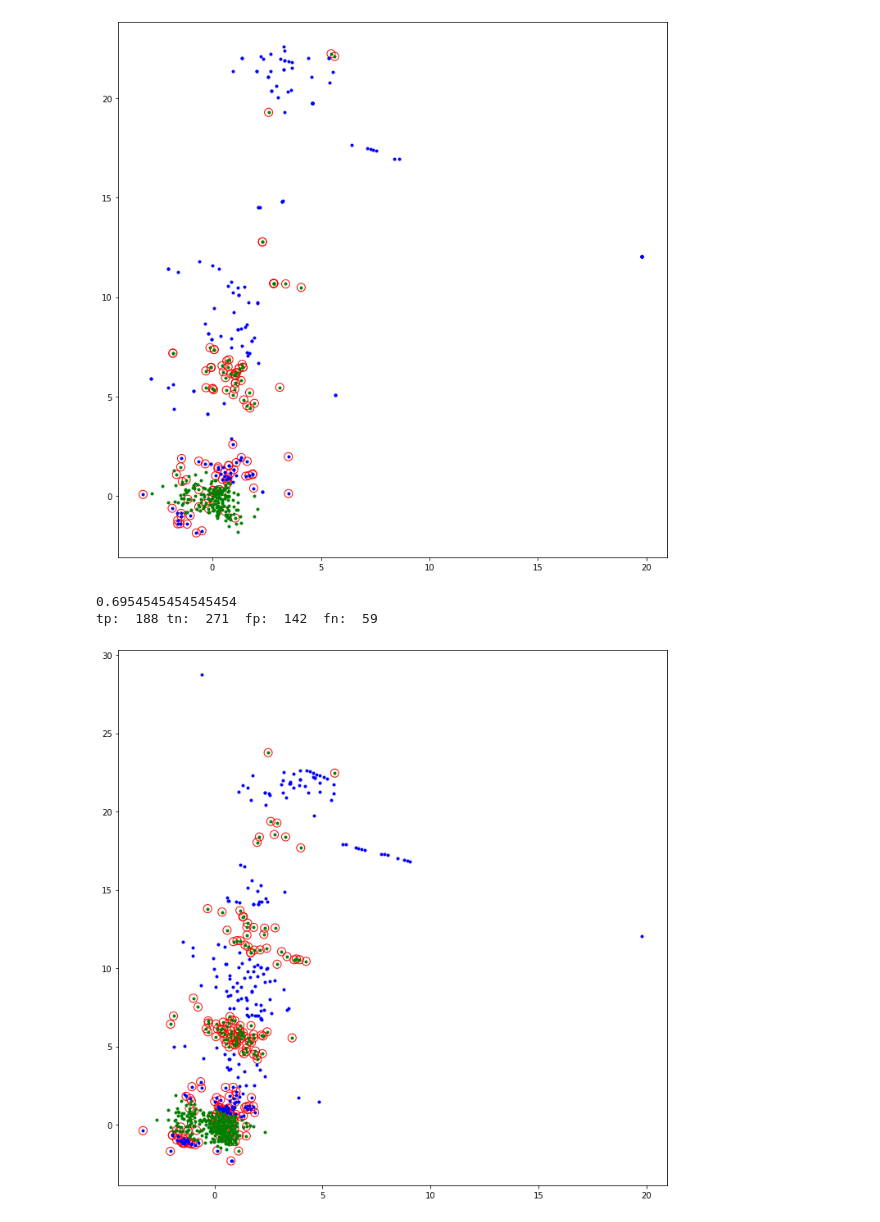
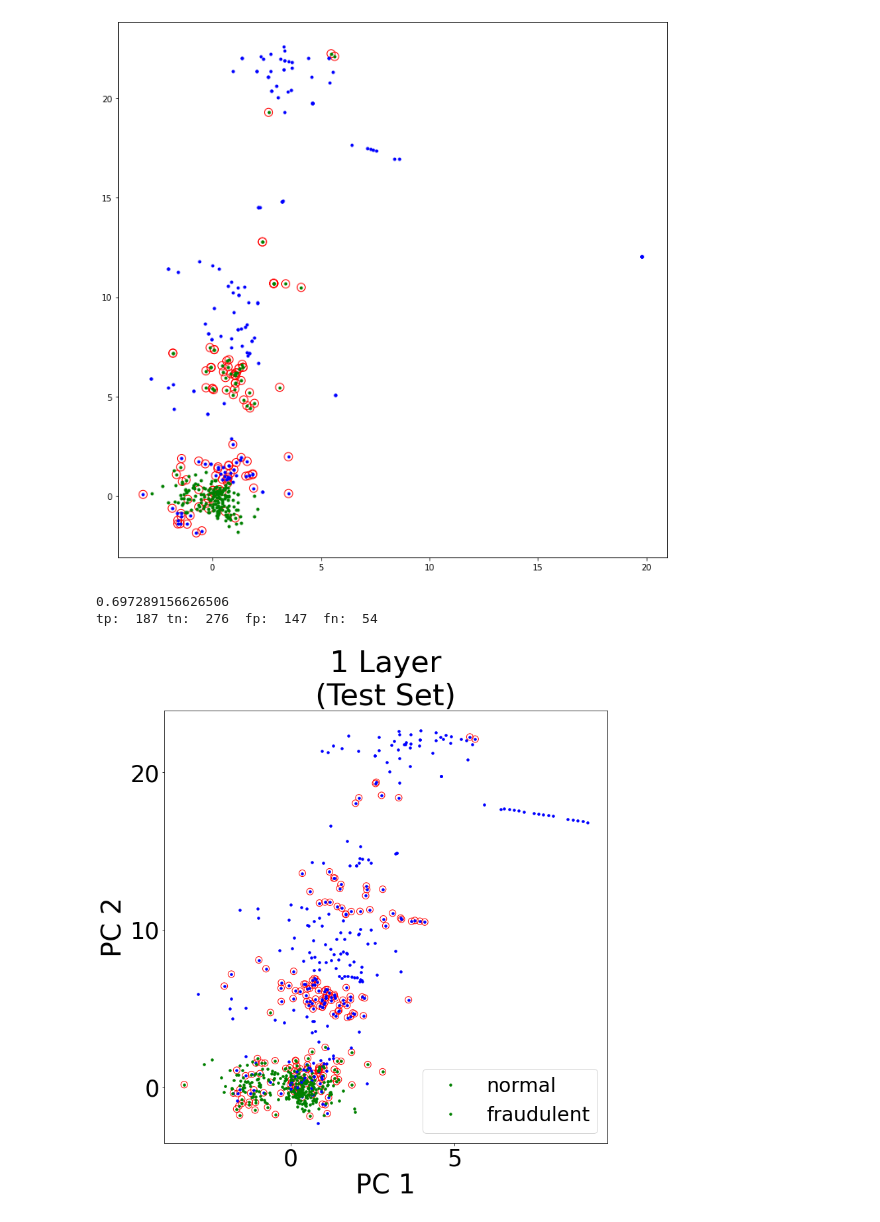
Before and after one commit to ElePT/single-qubit-qnn, a Jupyter notebook: experiments/test_4/exp_5_1.ipynb, the cells around one changed output. Saved outputs shown, nothing was run; the diff lists cells and outputs as text; code cells hidden in the pictures.

```diff
--- a/experiments/test_4/exp_5_1.ipynb
+++ b/experiments/test_4/exp_5_1.ipynb
@@ -515,6 +515,8 @@ plt.show()
 # %% [output]
 [figure]
 # %%
+X_test = np.load("2_layers_test.npy")
+
 count = 0
 tp=0
 fn = 0
@@ -543,19 +545,33 @@ print(count/len(X_test))
 # print(len(X_train))
 print("tp: ", tp, "tn: ", count-tp," fp: ", fp, " fn: ", fn)
 # %% [output]
-0.6954545454545454
-tp:  188 tn:  271  fp:  142  fn:  59
+0.697289156626506
+tp:  187 tn:  276  fp:  147  fn:  54
 # %%
 # print('Accuracy:', acc/len(y_tensor))
 plt.figure(figsize=(12,12))
+
+plt.xlabel('PC 1', fontsize = 40)
+plt.ylabel('PC 2', fontsize = 40)
+plt.title('1 Layer\n(Test Set)', fontsize = 45)
 for x, y_target, y_ in zip(X_test, y_tensor, y_predict):
-    if y_ == 1:
-        plt.plot(x[0], x[1], 'bo', markersize=3)
-    else:
-        plt.plot(x[0], x[1], 'go', markersize=3)
-    if y_target != y_:
-        plt.scatter(x[0], x[1], s=100, facecolors='none', edgecolors='r', linewidths=1)
+    if x[0] < 15 and x[1] < 25:
+        if y_target == 1:
+            plt.plot(x[0], x[1], 'bo', markersize=3.5)
+        else:
+            plt.plot(x[0], x[1], 'go', markersize=3.5)
+        if y_target != y_:
+            plt.scatter(x[0], x[1], s=100, facecolors='none', edgecolors='r', linewidths=1)
+
+plt.legend(['normal', 'fraudulent'], prop={'size': 30})
+plt.xticks(fontsize=35)
+plt.yticks(fontsize=35)
+
+# To specify the number of ticks on both or any single axes
+plt.locator_params(axis='y', nbins=5, min_n_ticks=2)
+plt.locator_params(axis='x', nbins=4, min_n_ticks=2)
+
 
 plt.show()
 # %% [output]
-[figure, old version]
+[figure, new version]
```
Also changed, not shown: parts of 1 cell of this notebook, 14 other files.
